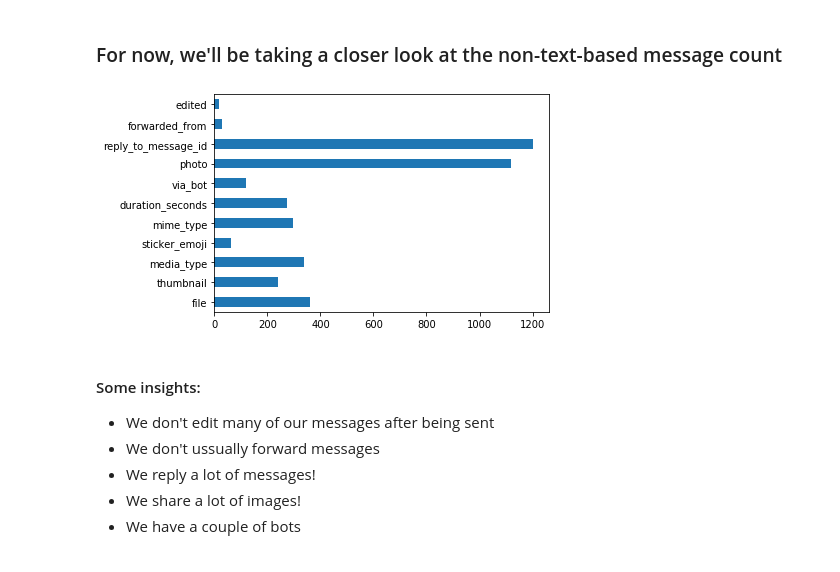
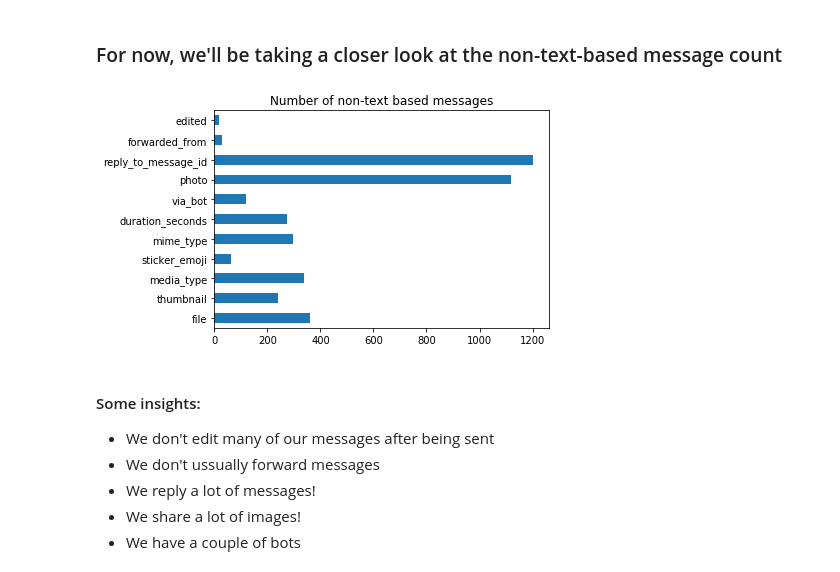
Before and after one commit to galimba/telegram-group-analytics, a Jupyter notebook: terapia_de_grupo.ipynb, the cells around one changed output. Drawn from its saved outputs; the diff is of its cells as text; code cells hidden in the pictures.

Commit message:
time based analytics | added labels to graphs

```diff
--- a/terapia_de_grupo.ipynb
+++ b/terapia_de_grupo.ipynb
@@ -161,9 +164,9 @@ message_count['text']
 # %%
 #dropping `text` messages and other columns that don't show interesting information
 message_count_plot= message_count.drop(labels=['id','type','text','from','from_id','date','height','width'])
-message_count_plot.plot.barh();
+message_count_plot.plot.barh(title='Number of non-text based messages');
 # %% [output]
-[figure, old version]
+[figure, new version]
 # %% [markdown]
 #### Some insights:
 * We don't edit many of our messages after being sent
```
Also changed, not shown: parts of 40 cells of this notebook.
